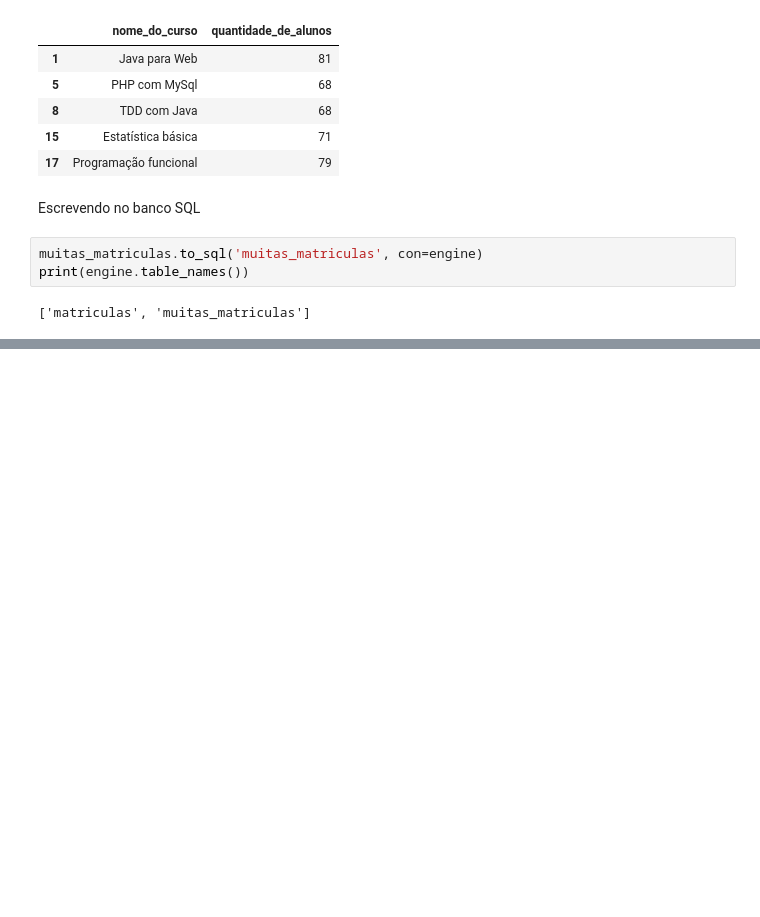
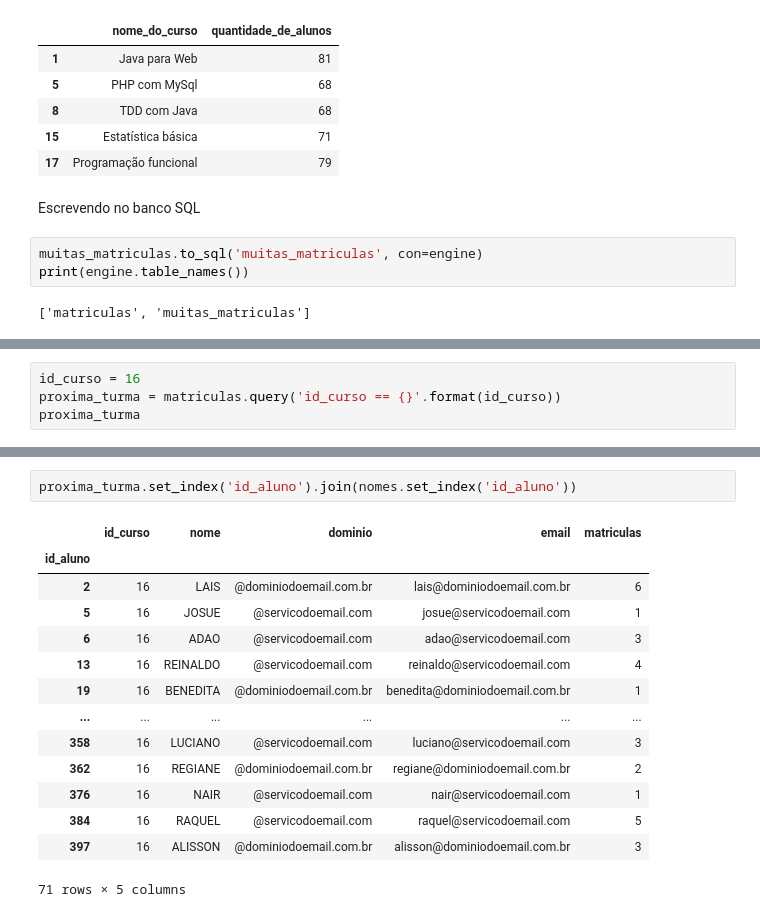
Before and after one commit to 6abi/data-analysis-school, a Jupyter notebook: school-ranking.ipynb, the cells around one changed output, grey strips where cells are left out. Cells and saved outputs as stored; diff of their text form; blank space fills up the shorter version.

Commit message:
Alunos da próxima turma e exportando para Excel

```diff
--- a/school-ranking.ipynb
+++ b/school-ranking.ipynb
@@ -361,0 +364,4 @@ print(engine.table_names())
+# %%
+id_curso = 16
+proxima_turma = matriculas.query('id_curso == {}'.format(id_curso))
+proxima_turma
@@ -361,0 +382,17 @@ print(engine.table_names())
+# %%
+proxima_turma.set_index('id_aluno').join(nomes.set_index('id_aluno'))
+# %% [output]
+|  | id_curso | nome | dominio | email | matriculas |
+| id_aluno |  |  |  |  |  |
+| 2 | 16 | LAIS | @dominiodoemail.com.br | lais@dominiodoemail.com.br | 6 |
+| 5 | 16 | JOSUE | @servicodoemail.com | josue@servicodoemail.com | 1 |
+| 6 | 16 | ADAO | @servicodoemail.com | adao@servicodoemail.com | 3 |
+| 13 | 16 | REINALDO | @servicodoemail.com | reinaldo@servicodoemail.com | 4 |
+| 19 | 16 | BENEDITA | @dominiodoemail.com.br | benedita@dominiodoemail.com.br | 1 |
+| ... | ... | ... | ... | ... | ... |
+| 358 | 16 | LUCIANO | @servicodoemail.com | luciano@servicodoemail.com | 3 |
+| 362 | 16 | REGIANE | @dominiodoemail.com.br | regiane@dominiodoemail.com.br | 2 |
+| 376 | 16 | NAIR | @servicodoemail.com | nair@servicodoemail.com | 1 |
+| 384 | 16 | RAQUEL | @servicodoemail.com | raquel@servicodoemail.com | 5 |
+| 397 | 16 | ALISSON | @dominiodoemail.com.br | alisson@dominiodoemail.com.br | 3 |
+71 rows × 5 columns
```
Also changed, not shown: parts of 10 cells of this notebook, 1 other file.
